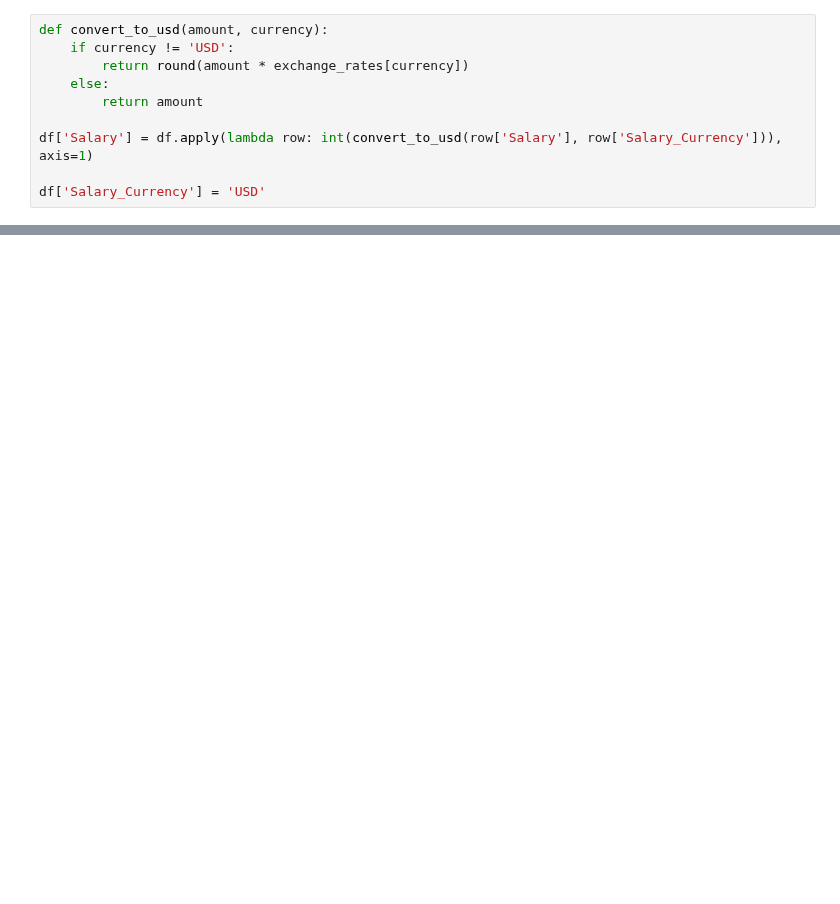
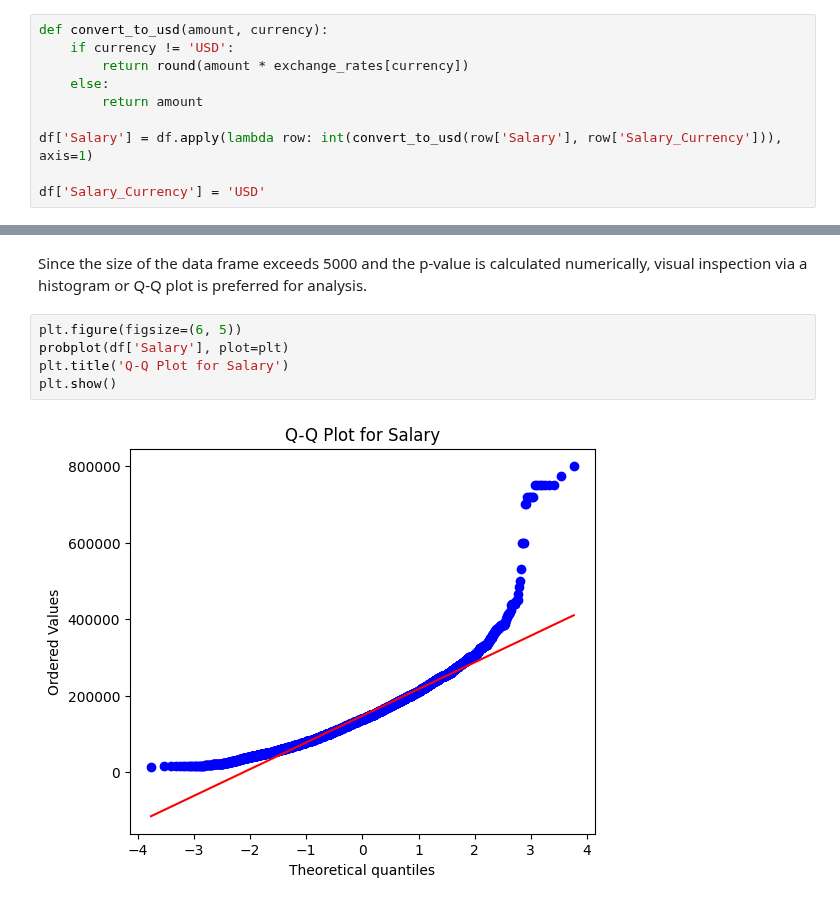
Before and after one commit to tisiphonee/DataS, a Jupyter notebook: CA2/Q2.ipynb, the cells around one changed output, grey strips where cells are left out. Drawn from its saved outputs; the diff is of its cells as text; blank space fills up the shorter version.

```diff
--- a/CA2/Q2.ipynb
+++ b/CA2/Q2.ipynb
@@ -114,0 +168,9 @@ df.to_csv("task2_USD.csv")
+# %% [markdown]
+Since the size of the data frame exceeds 5000 and the p-value is calculated numerically, visual inspection via a histogram or Q-Q plot is preferred for analysis.
+# %%
+plt.figure(figsize=(6, 5))
+probplot(df['Salary'], plot=plt)
+plt.title('Q-Q Plot for Salary')
+plt.show()
+# %% [output]
+[figure, added]
```
Also changed, not shown: parts of 45 cells of this notebook, 2 other files.
